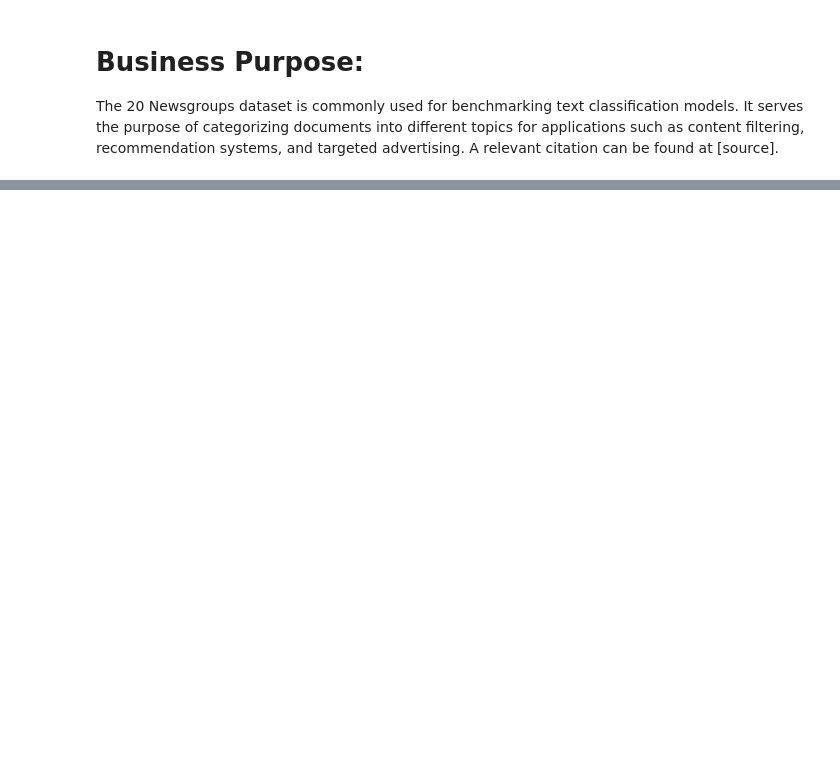
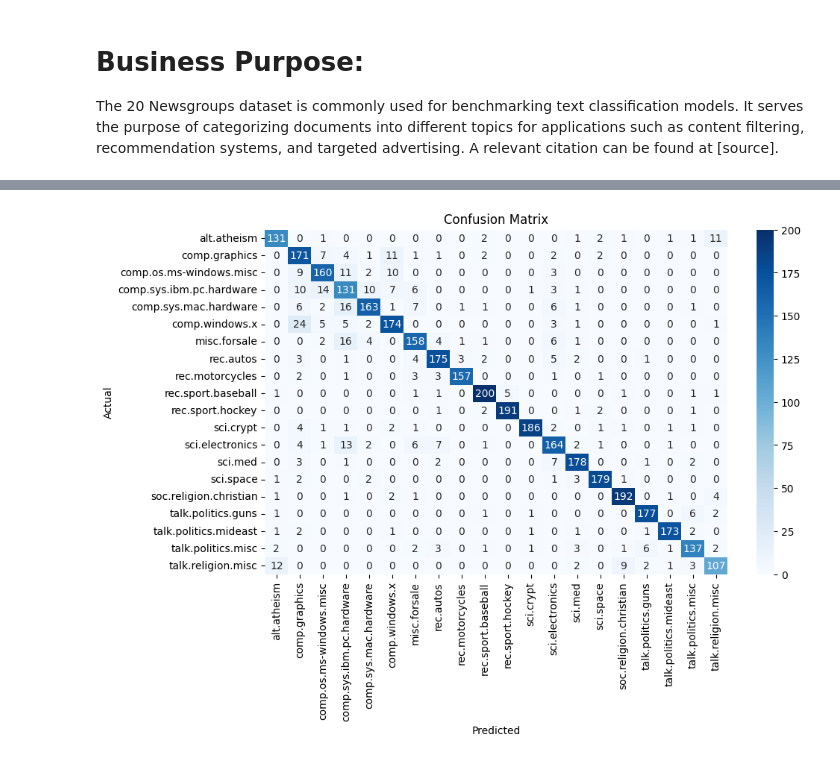
Before and after one commit to NicolasQueiroga/ai-nlp, a Jupyter notebook: 20_newsgroups_classification.ipynb, the cells around one changed output, grey strips where cells are left out. Saved outputs shown, nothing was run; the diff lists cells and outputs as text; code cells hidden in the pictures; blank space fills up the shorter version.

```diff
--- a/20_newsgroups_classification.ipynb
+++ b/20_newsgroups_classification.ipynb
@@ -351,2 +410,4 @@ if best_model_name in param_grids:
 # %%
-plot_confusion_matrix(best_model_pipeline, X_test, y_test)
+plot_confusion_matrix(best_model_pipeline, X_test_aug_preprocessed, y_test, class_names)
+# %% [output]
+[figure, added]
```
Also changed, not shown: parts of 43 cells of this notebook, 6 other files.
